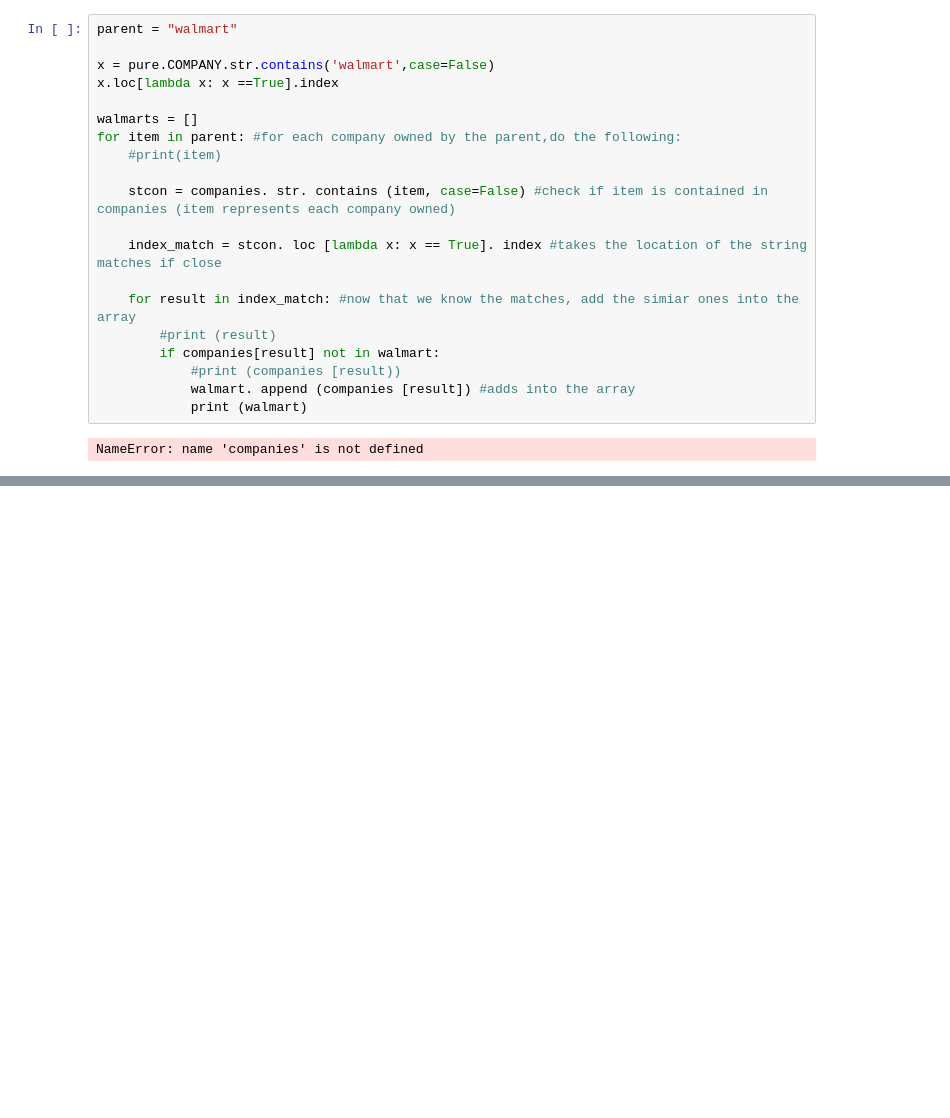
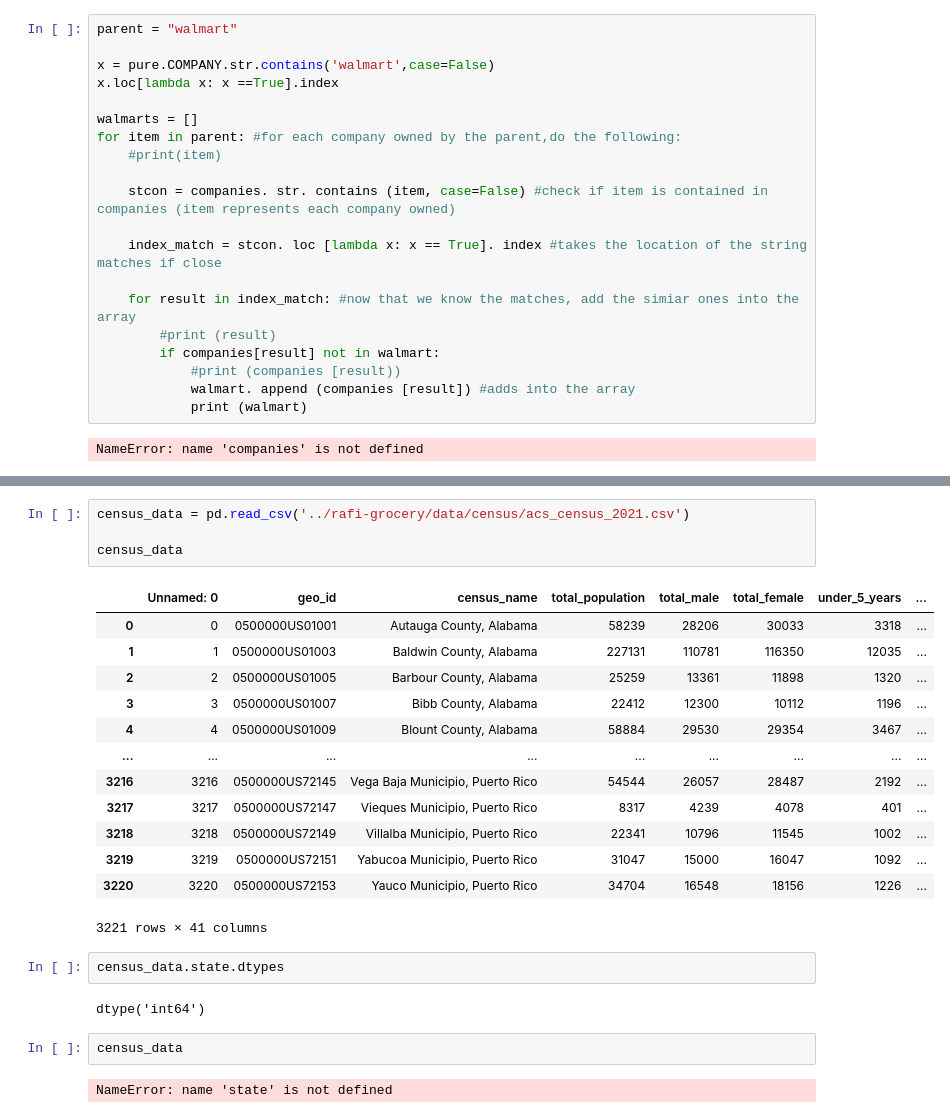
Before and after one commit to uchicago-dsi/rafi-grocery, a Jupyter notebook: String Match Week 3 .ipynb, the cells around one changed output, grey strips where cells are left out. Cells and saved outputs as stored; diff of their text form; blank space fills up the shorter version.

```diff
--- a/String Match Week 3 .ipynb
+++ b/String Match Week 3 .ipynb
@@ -614,0 +693,26 @@ for item in parent: #for each company owned by the parent,do the following:
+# %%
+census_data = pd.read_csv('../rafi-grocery/data/census/acs_census_2021.csv')
+
+census_data
+# %% [output]
+|  | Unnamed: 0 | geo_id | census_name | total_population | total_male | total_female | under_5_years | ... |
+| 0 | 0 | 0500000US01001 | Autauga County, Alabama | 58239 | 28206 | 30033 | 3318 | ... |
+| 1 | 1 | 0500000US01003 | Baldwin County, Alabama | 227131 | 110781 | 116350 | 12035 | ... |
+| 2 | 2 | 0500000US01005 | Barbour County, Alabama | 25259 | 13361 | 11898 | 1320 | ... |
+| 3 | 3 | 0500000US01007 | Bibb County, Alabama | 22412 | 12300 | 10112 | 1196 | ... |
+| 4 | 4 | 0500000US01009 | Blount County, Alabama | 58884 | 29530 | 29354 | 3467 | ... |
+| ... | ... | ... | ... | ... | ... | ... | ... | ... |
+| 3216 | 3216 | 0500000US72145 | Vega Baja Municipio, Puerto Rico | 54544 | 26057 | 28487 | 2192 | ... |
+| 3217 | 3217 | 0500000US72147 | Vieques Municipio, Puerto Rico | 8317 | 4239 | 4078 | 401 | ... |
+| 3218 | 3218 | 0500000US72149 | Villalba Municipio, Puerto Rico | 22341 | 10796 | 11545 | 1002 | ... |
+| 3219 | 3219 | 0500000US72151 | Yabucoa Municipio, Puerto Rico | 31047 | 15000 | 16047 | 1092 | ... |
+| 3220 | 3220 | 0500000US72153 | Yauco Municipio, Puerto Rico | 34704 | 16548 | 18156 | 1226 | ... |
+3221 rows × 41 columns
+# %%
+census_data.state.dtypes
+# %% [output]
+dtype('int64')
+# %%
+census_data
+# %% [output]
+NameError: name 'state' is not defined
```
Also changed, not shown: parts of 21 cells of this notebook.
